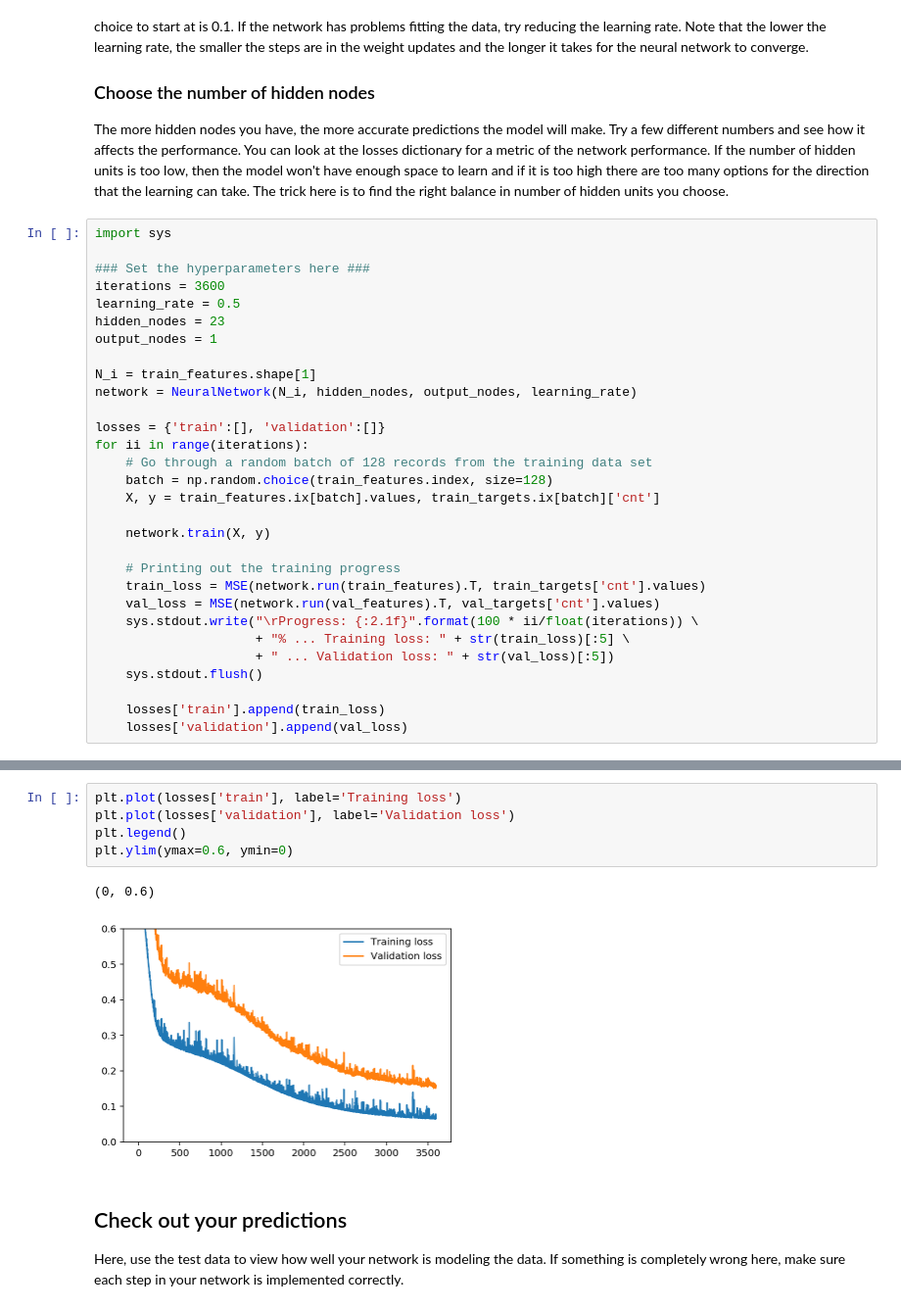
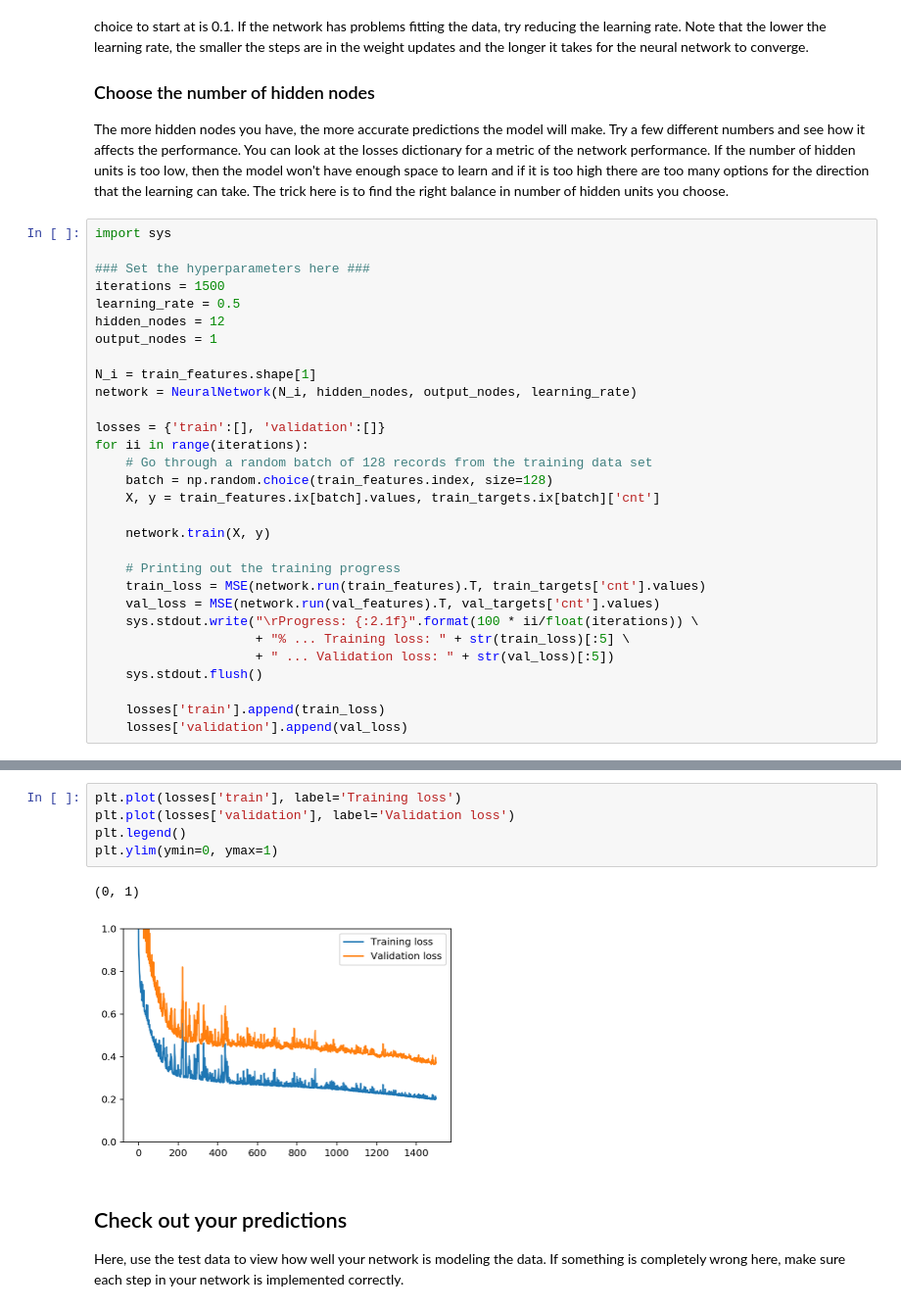
Before and after one commit to djahng/DLND-your-first-neural-network, a Jupyter notebook: DLND Your first neural network.ipynb, the cells around one changed output, grey strips where cells are left out. Shown: that part at 98% size. Cells and saved outputs as stored; diff of their text form.

```diff
--- a/DLND Your first neural network.ipynb
+++ b/DLND Your first neural network.ipynb
@@ -297,9 +297,9 @@ The more hidden nodes you have, the more accurate predictions the model will mak
 import sys
 
 ### Set the hyperparameters here ###
-iterations = 3600
+iterations = 1500
 learning_rate = 0.5
-hidden_nodes = 23
+hidden_nodes = 12
 output_nodes = 1
 
 N_i = train_features.shape[1]
@@ -328,11 +328,11 @@ Progress: 100.0% ... Training loss: 0.066 ... Validation loss: 0.156
 # %%
 plt.plot(losses['train'], label='Training loss')
 plt.plot(losses['validation'], label='Validation loss')
 plt.legend()
-plt.ylim(ymax=0.6, ymin=0)
+plt.ylim(ymin=0, ymax=1)
 # %% [output]
-(0, 0.6)
+(0, 1)
-[figure, old version]
+[figure, new version]
 # %% [markdown]
 ## Check out your predictions
 
```
Also changed, not shown: parts of 2 cells of this notebook, 1 other file.
